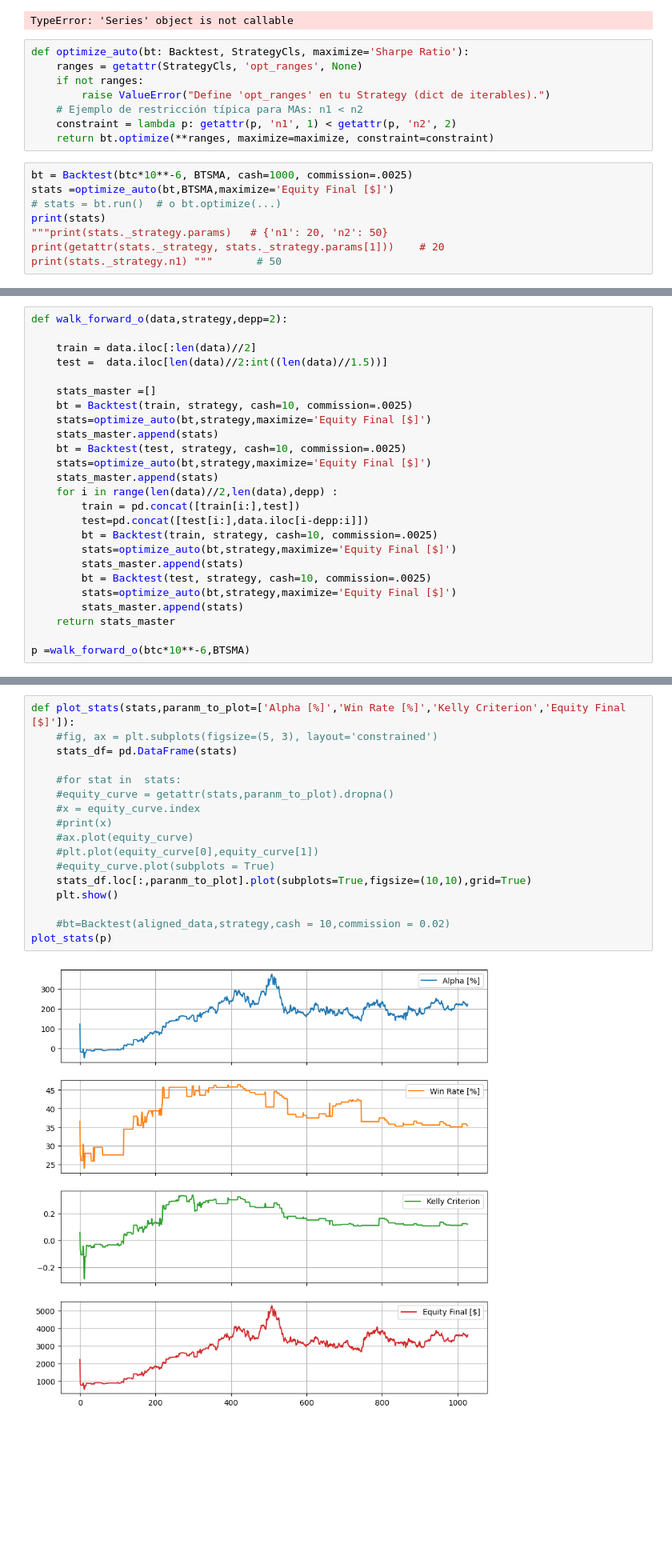
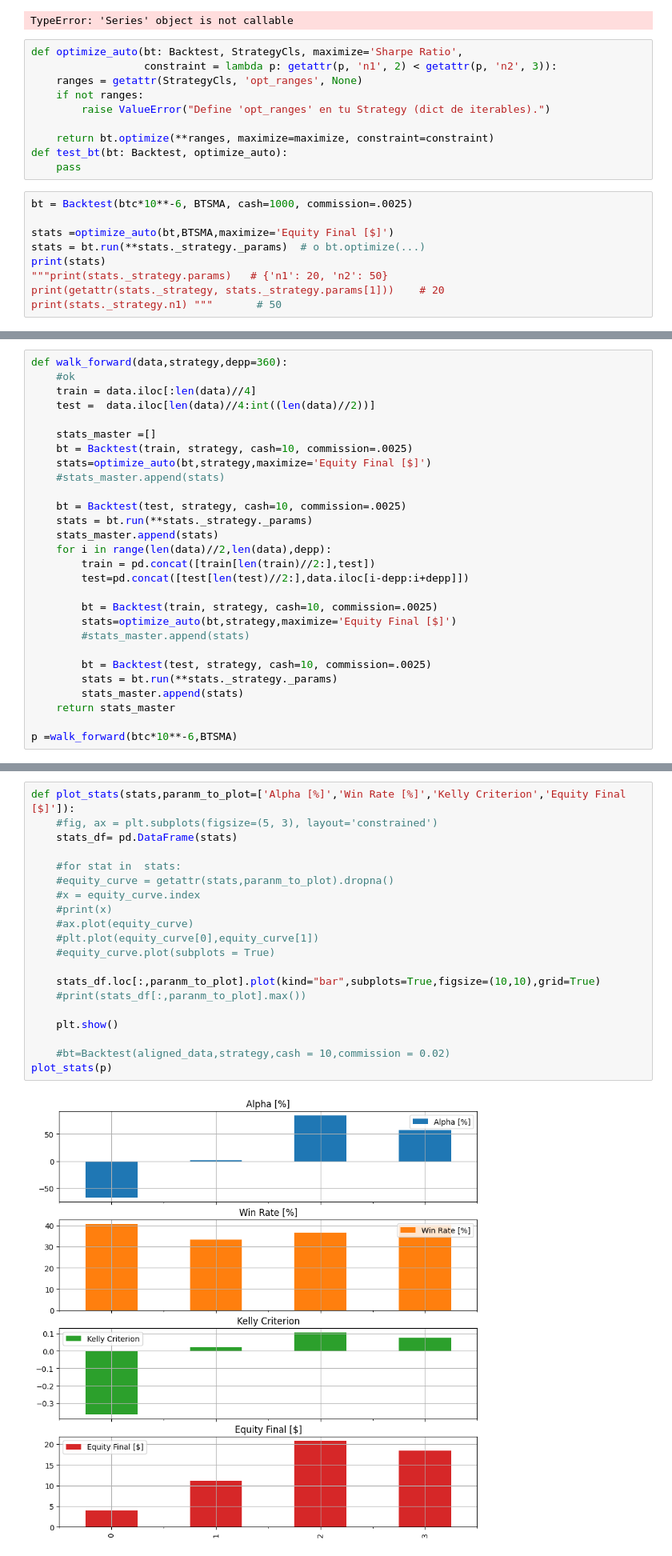
Before and after one commit to LudwigCespedes/SPP4backtesting, a Jupyter notebook: notebooks/backtesting.ipynb, the cells around one changed output, grey strips where cells are left out. Shown at 80% size. Drawn from its saved outputs; the diff is of its cells as text; blank space fills up the shorter version.

Commit message:
optimize

```diff
--- a/notebooks/backtesting.ipynb
+++ b/notebooks/backtesting.ipynb
@@ -86,17 +89,20 @@ pd.concat([btc,btc.iloc[1]])
 # %% [output]
 TypeError: 'Series' object is not callable
 # %%
-def optimize_auto(bt: Backtest, StrategyCls, maximize='Sharpe Ratio'):
+def optimize_auto(bt: Backtest, StrategyCls, maximize='Sharpe Ratio',
+                  constraint = lambda p: getattr(p, 'n1', 2) < getattr(p, 'n2', 3)):
     ranges = getattr(StrategyCls, 'opt_ranges', None)
     if not ranges:
         raise ValueError("Define 'opt_ranges' en tu Strategy (dict de iterables).")
-    # Ejemplo de restricción típica para MAs: n1 < n2
-    constraint = lambda p: getattr(p, 'n1', 1) < getattr(p, 'n2', 2)
+
     return bt.optimize(**ranges, maximize=maximize, constraint=constraint)
+def test_bt(bt: Backtest, optimize_auto):
+    pass
 # %%
 bt = Backtest(btc*10**-6, BTSMA, cash=1000, commission=.0025)
+
 stats =optimize_auto(bt,BTSMA,maximize='Equity Final [$]')
-# stats = bt.run()  # o bt.optimize(...)
+stats = bt.run(**stats._strategy._params)  # o bt.optimize(...)
 print(stats)
 """print(stats._strategy.params)   # {'n1': 20, 'n2': 50}
 print(getattr(stats._strategy, stats._strategy.params[1]))    # 20
@@ -170,25 +160,28 @@ p =walk_forward_o(btc*10**-6,BTSMA)
 # %%
-def walk_forward_o(data,strategy,depp=2):
-
-    train = data.iloc[:len(data)//2]
-    test =  data.iloc[len(data)//2:int((len(data)//1.5))]
+def walk_forward(data,strategy,depp=360):
+    #ok
+    train = data.iloc[:len(data)//4]
+    test =  data.iloc[len(data)//4:int((len(data)//2))]
 
     stats_master =[]
     bt = Backtest(train, strategy, cash=10, commission=.0025)
     stats=optimize_auto(bt,strategy,maximize='Equity Final [$]')
+    #stats_master.append(stats)
+
+    bt = Backtest(test, strategy, cash=10, commission=.0025)
+    stats = bt.run(**stats._strategy._params)
     stats_master.append(stats)
-    bt = Backtest(test, strategy, cash=10, commission=.0025)
-    stats=optimize_auto(bt,strategy,maximize='Equity Final [$]')
-    stats_master.append(stats)
-    for i in range(len(data)//2,len(data),depp) :
-        train = pd.concat([train[i:],test])
-        test=pd.concat([test[i:],data.iloc[i-depp:i]])
+    for i in range(len(data)//2,len(data),depp):
+        train = pd.concat([train[len(train)//2:],test])
+        test=pd.concat([test[len(test)//2:],data.iloc[i-depp:i+depp]])
+
         bt = Backtest(train, strategy, cash=10, commission=.0025)
         stats=optimize_auto(bt,strategy,maximize='Equity Final [$]')
-        stats_master.append(stats)
+        #stats_master.append(stats)
+
         bt = Backtest(test, strategy, cash=10, commission=.0025)
-        stats=optimize_auto(bt,strategy,maximize='Equity Final [$]')
+        stats = bt.run(**stats._strategy._params)
         stats_master.append(stats)
     return stats_master
 
-p =walk_forward_o(btc*10**-6,BTSMA)
+p =walk_forward(btc*10**-6,BTSMA)
@@ -235,20 +210,23 @@ p =walk_forward(btc*10**-6,BTSMA)
 # %%
 def plot_stats(stats,paranm_to_plot=['Alpha [%]','Win Rate [%]','Kelly Criterion','Equity Final [$]']):
     #fig, ax = plt.subplots(figsize=(5, 3), layout='constrained')
     stats_df= pd.DataFrame(stats)
 
     #for stat in  stats:
     #equity_curve = getattr(stats,paranm_to_plot).dropna()
     #x = equity_curve.index
     #print(x)
     #ax.plot(equity_curve)
     #plt.plot(equity_curve[0],equity_curve[1])
     #equity_curve.plot(subplots = True)
-    stats_df.loc[:,paranm_to_plot].plot(subplots=True,figsize=(10,10),grid=True)
+
+    stats_df.loc[:,paranm_to_plot].plot(kind="bar",subplots=True,figsize=(10,10),grid=True)
+    #print(stats_df[:,paranm_to_plot].max())
+
     plt.show()
 
     #bt=Backtest(aligned_data,strategy,cash = 10,commission = 0.02)
 plot_stats(p)
 # %% [output]
-[figure, old version]
+[figure, new version]
 # %%
```
Also changed, not shown: parts of 10 cells of this notebook, 2 other files.
